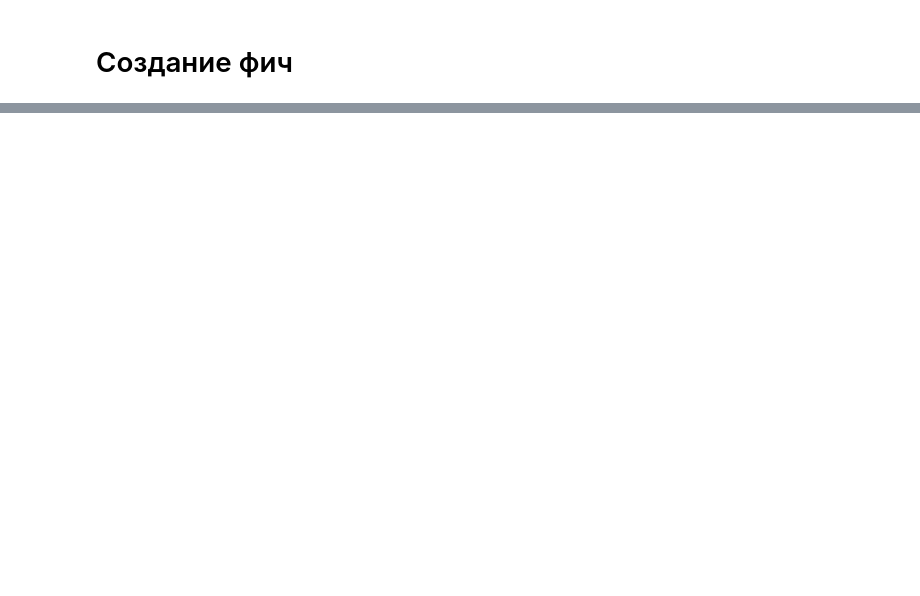
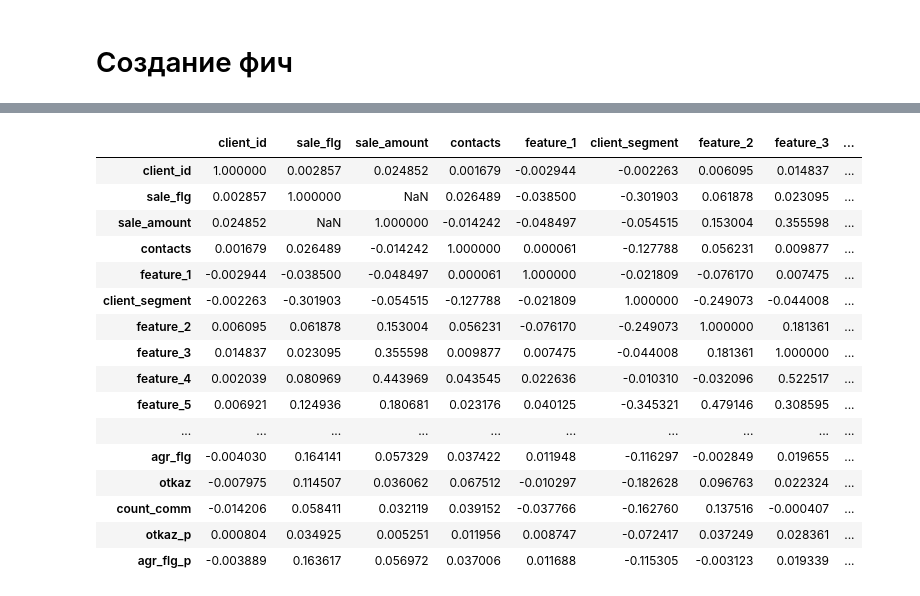
Before and after one commit to Oxonomy/IDAO-2021-FinalRound, a Jupyter notebook: feature_generation.ipynb, the cells around one changed output, grey strips where cells are left out. Cells and saved outputs as stored; diff of their text form; code cells hidden in the pictures; blank space fills up the shorter version.

```diff
--- a/feature_generation.ipynb
+++ b/feature_generation.ipynb
@@ -52,0 +48,4 @@ df_funnel
+# %%
+appl_credit_cards = df_appl[df_appl.appl_prod_type_name=='Credit cards'].groupby('client_id').count()[['month_end_dt']]
+appl_credit_cards = appl_credit_cards.rename(columns={'month_end_dt': 'appl_credit_cards'})
+df_funnel = pd.concat([df_funnel.set_index('client_id'), appl_credit_cards], axis=1).reset_index()
@@ -53 +60,21 @@ df_funnel
+# %%
+df_funnel.corr()
+# %% [output]
+|  | client_id | sale_flg | sale_amount | contacts | feature_1 | client_segment | feature_2 | feature_3 | ... |
+| client_id | 1.000000 | 0.002857 | 0.024852 | 0.001679 | -0.002944 | -0.002263 | 0.006095 | 0.014837 | ... |
+| sale_flg | 0.002857 | 1.000000 | NaN | 0.026489 | -0.038500 | -0.301903 | 0.061878 | 0.023095 | ... |
+| sale_amount | 0.024852 | NaN | 1.000000 | -0.014242 | -0.048497 | -0.054515 | 0.153004 | 0.355598 | ... |
+| contacts | 0.001679 | 0.026489 | -0.014242 | 1.000000 | 0.000061 | -0.127788 | 0.056231 | 0.009877 | ... |
+| feature_1 | -0.002944 | -0.038500 | -0.048497 | 0.000061 | 1.000000 | -0.021809 | -0.076170 | 0.007475 | ... |
+| client_segment | -0.002263 | -0.301903 | -0.054515 | -0.127788 | -0.021809 | 1.000000 | -0.249073 | -0.044008 | ... |
+| feature_2 | 0.006095 | 0.061878 | 0.153004 | 0.056231 | -0.076170 | -0.249073 | 1.000000 | 0.181361 | ... |
+| feature_3 | 0.014837 | 0.023095 | 0.355598 | 0.009877 | 0.007475 | -0.044008 | 0.181361 | 1.000000 | ... |
+| feature_4 | 0.002039 | 0.080969 | 0.443969 | 0.043545 | 0.022636 | -0.010310 | -0.032096 | 0.522517 | ... |
+| feature_5 | 0.006921 | 0.124936 | 0.180681 | 0.023176 | 0.040125 | -0.345321 | 0.479146 | 0.308595 | ... |
+| ... | ... | ... | ... | ... | ... | ... | ... | ... | ... |
+| agr_flg | -0.004030 | 0.164141 | 0.057329 | 0.037422 | 0.011948 | -0.116297 | -0.002849 | 0.019655 | ... |
+| otkaz | -0.007975 | 0.114507 | 0.036062 | 0.067512 | -0.010297 | -0.182628 | 0.096763 | 0.022324 | ... |
+| count_comm | -0.014206 | 0.058411 | 0.032119 | 0.039152 | -0.037766 | -0.162760 | 0.137516 | -0.000407 | ... |
+| otkaz_p | 0.000804 | 0.034925 | 0.005251 | 0.011956 | 0.008747 | -0.072417 | 0.037249 | 0.028361 | ... |
+| agr_flg_p | -0.003889 | 0.163617 | 0.056972 | 0.037006 | 0.011688 | -0.115305 | -0.003123 | 0.019339 | ... |
 # %%
```
Also changed, not shown: parts of 13 cells of this notebook, 5 other files.
